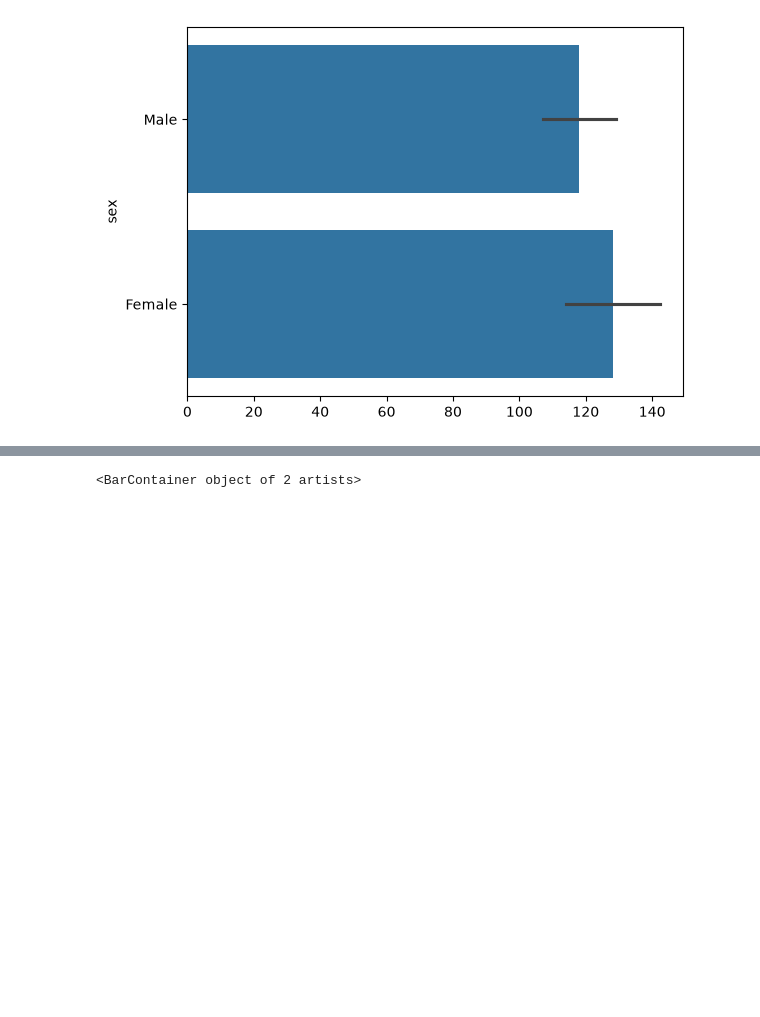
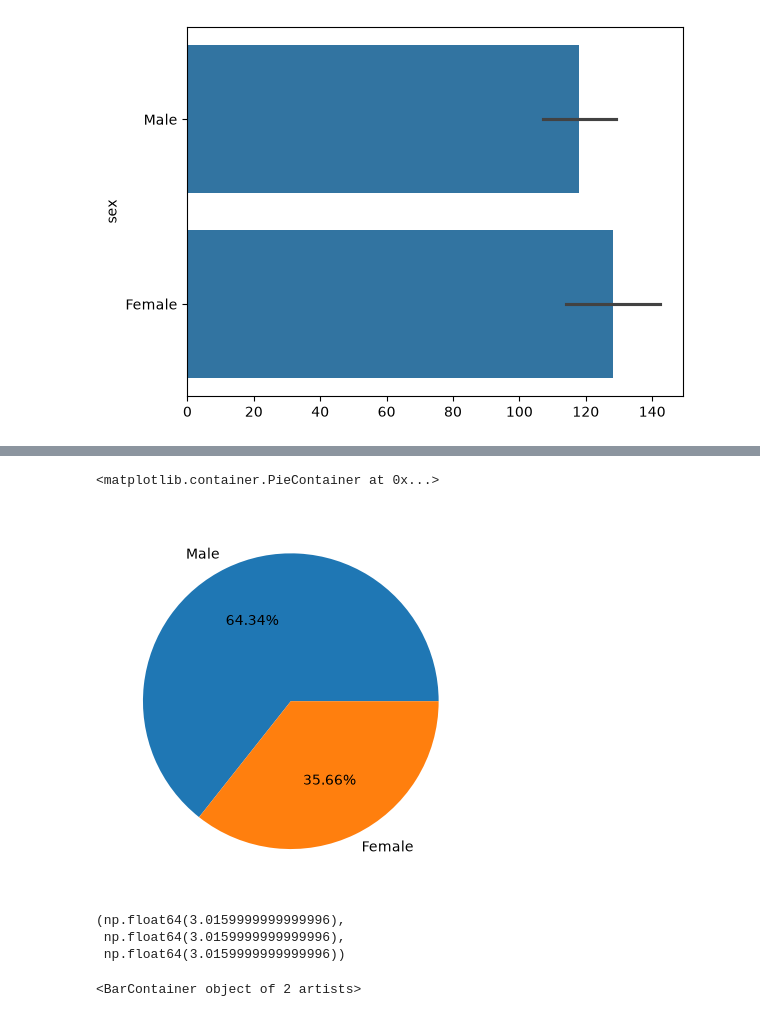
Before and after one commit to Kimchi-2025/big0611, a Jupyter notebook: py/p02_데이터분석및시각화/ch04_seaborn/ex01_tips_dataset.ipynb, the cells around one changed output, grey strips where cells are left out. Drawn from its saved outputs; the diff is of its cells as text; code cells hidden in the pictures; blank space fills up the shorter version.

```diff
--- a/py/p02_데이터분석및시각화/ch04_seaborn/ex01_tips_dataset.ipynb
+++ b/py/p02_데이터분석및시각화/ch04_seaborn/ex01_tips_dataset.ipynb
@@ -147,3 +239,14 @@ KeyError: 'sex'
+# %%
+plt.pie(df['sex'].value_counts(), autopct='%.2f%%', labels = df['sex'].value_counts().index)
+# %% [output]
+<matplotlib.container.PieContainer at 0x...>
+[figure, added]
+# %%
+df['tip'].quantile(0.6), np.percentile(df['tip'], 60), np.quantile(df['tip'], 0.6)
+# %% [output]
+(np.float64(3.0159999999999996),
+ np.float64(3.0159999999999996),
+ np.float64(3.0159999999999996))
 # %%
 plt.bar(df['sex'].value_counts().index, df['sex'].value_counts())
 # %% [output]
```
Also changed, not shown: parts of 12 cells of this notebook, 3 other files.
